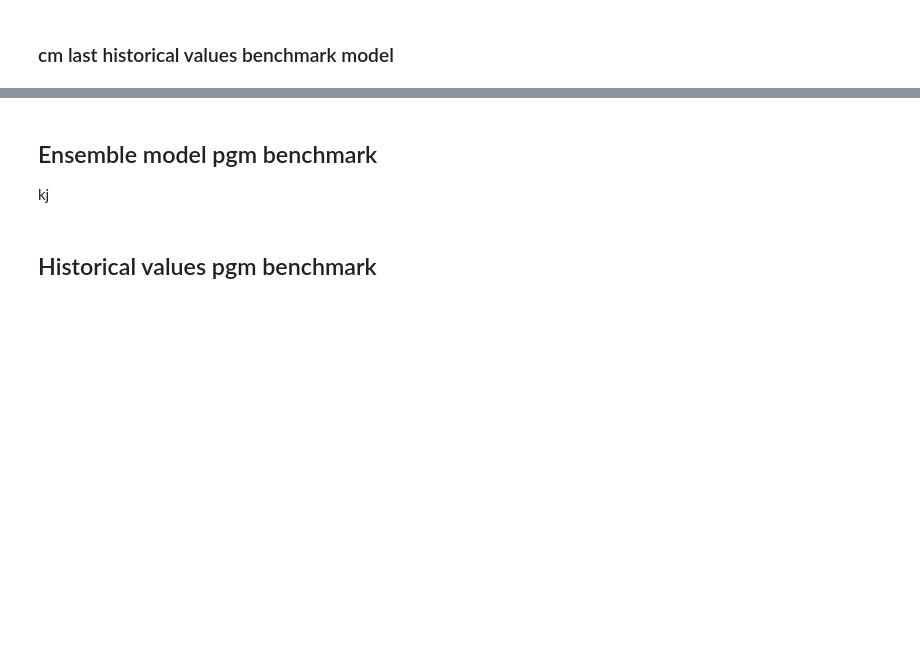
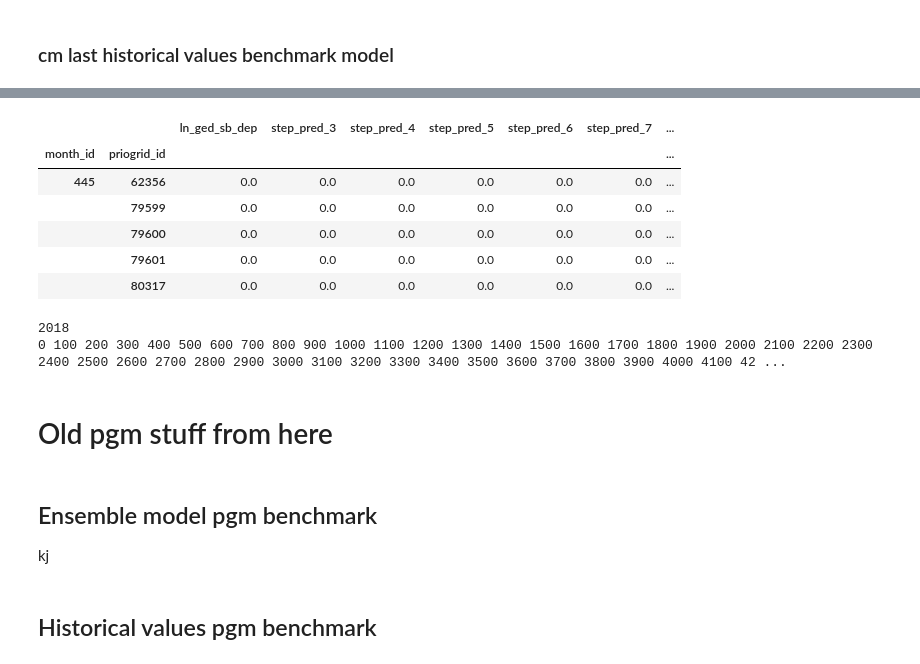
Before and after one commit to prio-data/prediction_competition_2023, a Jupyter notebook: Benchmark_models.ipynb, the cells around one changed output, grey strips where cells are left out. Saved outputs shown, nothing was run; the diff lists cells and outputs as text; code cells hidden in the pictures; blank space fills up the shorter version.

Commit message:
Added poisson expansion for cm and pgm

```diff
--- a/Benchmark_models.ipynb
+++ b/Benchmark_models.ipynb
@@ -45,0 +48,13 @@ print('Overleaf path set to',overleafpath)
+# %%
+# Benchmark model parameters
+filepath = Mydropbox + 'Prediction_competition_2023/'
+
+year_list = [2018, 2019, 2020, 2021]
+draws_cm = 1000
+draws_pgm = 100
+
+steps = [3,4,5,6,7,8,9,10,11,12,13,14]
+stepcols = ['ln_ged_sb_dep']
+for step in steps:
+    stepcols.append('step_pred_' + str(step))
+print(stepcols)
@@ -332,0 +583,14 @@ if include_expansive:
+# %%
+# Assembling benchmark based on VIEWS ensemble predictions
+sc_predictions_ensemble_pgm = []
+pgm_ensemble_name = 'pgm_ensemble_cm_calib_test'
+
+ensemble_pgm_df = pd.DataFrame.forecasts.read_store(pgm_ensemble_name, run=dev_id)[stepcols]
+ensemble_pgm_df.head()
+
+for year in year_list[0:3]:
+    sc_dict = {
+        'year': year,
+        'prediction_df': extract_sc_predictions(year=year,ss_predictions=ensemble_pgm_df)
+    }
+    sc_predictions_ensemble_pgm.append(sc_dict)
@@ -333,3 +616,25 @@ if include_expansive:
+# %%
+ensemble_pgm_df.head()
+# %% [output]
+|  |  | ln_ged_sb_dep | step_pred_3 | step_pred_4 | step_pred_5 | step_pred_6 | step_pred_7 | ... |
+| month_id | priogrid_id |  |  |  |  |  |  | ... |
+| 445 | 62356 | 0.0 | 0.0 | 0.0 | 0.0 | 0.0 | 0.0 | ... |
+|  | 79599 | 0.0 | 0.0 | 0.0 | 0.0 | 0.0 | 0.0 | ... |
+|  | 79600 | 0.0 | 0.0 | 0.0 | 0.0 | 0.0 | 0.0 | ... |
+|  | 79601 | 0.0 | 0.0 | 0.0 | 0.0 | 0.0 | 0.0 | ... |
+|  | 80317 | 0.0 | 0.0 | 0.0 | 0.0 | 0.0 | 0.0 | ... |
+# %%
+# Expanding by drawing n draws from Poisson distribution
+for year_record in sc_predictions_ensemble_pgm:
+    print(year_record['year'])
+    year_record['expanded_df'] = expanded_predictions(sc_predictions = year_record['prediction_df'],draws = draws_pgm, level = 'pgm')
+
+describe_expanded(df=sc_predictions_ensemble[0]['prediction_df'], df_expanded=sc_predictions_ensemble[0]['expanded_df'], month=457, country=57)
+# %% [output]
+2018
+0 100 200 300 400 500 600 700 800 900 1000 1100 1200 1300 1400 1500 1600 1700 1800 1900 2000 2100 2200 2300 2400 2500 2600 2700 2800 2900 3000 3100 3200 3300 3400 3500 3600 3700 3800 3900 4000 4100 42 ...
+# %% [markdown]
+# Old pgm stuff from here
 # %% [markdown]
 ## Ensemble model pgm benchmark
 
```
Also changed, not shown: parts of 43 cells of this notebook.
